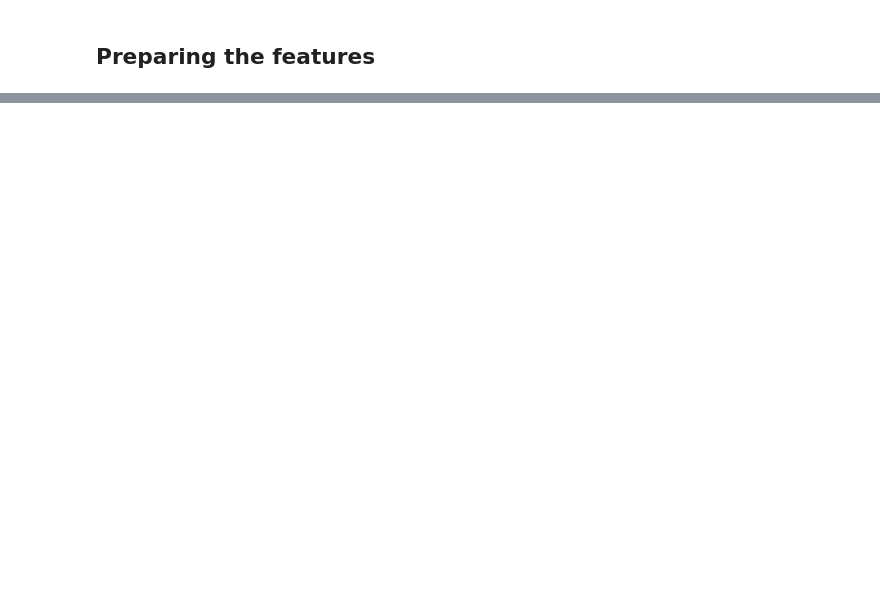
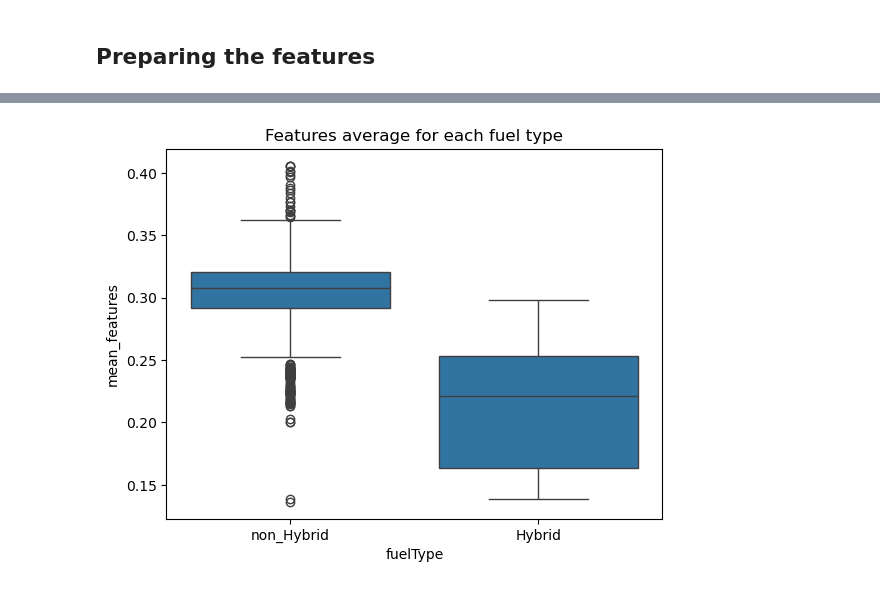
Before and after one commit to flylight-max/project-Datacamp, a Jupyter notebook: my_analysis_car_sales.ipynb, the cells around one changed output, grey strips where cells are left out. Saved outputs shown, nothing was run; the diff lists cells and outputs as text; code cells hidden in the pictures; blank space fills up the shorter version.

```diff
--- a/my_analysis_car_sales.ipynb
+++ b/my_analysis_car_sales.ipynb
@@ -1335,0 +1384,6 @@ Can I standardize my data? They need to have a normal distribution first so I ca
+# %%
+#test set performance
+for name, model in models.items():
+    model.fit(X_train_scaled,y_train)
+    test_score = model.score(X_test_scaled,y_test)
+    print("{} Test set Accuracy: {}".format(name,test_score))
@@ -1335,0 +1396,7 @@ Can I standardize my data? They need to have a normal distribution first so I ca
+# %%
+knnB = KNeighborsClassifier(n_neighbors=7)
+knnB.fit(X_train_scaled,y_train)
+y_predict = knnB.predict(X_test_scaled)
+print(confusion_matrix(y_test,y_predict))
+precision = 430 / (430 + 7)
+print(precision)
@@ -1335,0 +1412,21 @@ Can I standardize my data? They need to have a normal distribution first so I ca
+# %%
+dummies_no_target = car_sales_dummies.drop("fuelType", axis=1)
+col_names = dummies_no_target.columns
+print(len(col_names))
+#car_sales_normalised_test = pd.DataFrame({col_names[0]:X_test_scaled[:,0], })
+#dict_normalised_sales_test = {col_names[0]:X_test_scaled[:,0], col_names[1]:X_test_scaled[:,1], col_names[2]}
+car_sales_normalised_test = {}
+for name in col_names:
+    car_sales_normalised_test[name] = None
+
+for idx,name in enumerate(col_names):
+    car_sales_normalised_test[name] = X_test_scaled[:,idx]
+
+df_test = pd.DataFrame(car_sales_normalised_test)
+df_test["mean_features"] = df_test.mean(axis=1)
+df_test["fuelType"] = y_test
+df_test["pred_fuelType"] = y_predict
+
+df_test_TP_TN = df_test[df_test["fuelType"] == df_test["pred_fuelType"]]
+
+print(df_test_TP_TN.groupby("fuelType")["mean_features"].describe())
@@ -1335,0 +1444,10 @@ Can I standardize my data? They need to have a normal distribution first so I ca
+# %%
+#visu centroid
+fig11, ax = plt.subplots()
+sns.boxplot(x="fuelType", y="mean_features", data=df_test_TP_TN)
+ax.set_title("Features average for each fuel type")
+ax.set_xticklabels(binary_fuelType.keys())
+fig11.savefig("Features_mean_fuelType.png")
+plt.show()
+# %% [output]
+[figure, added]
```
Also changed, not shown: parts of 42 cells of this notebook, 6 other files.
